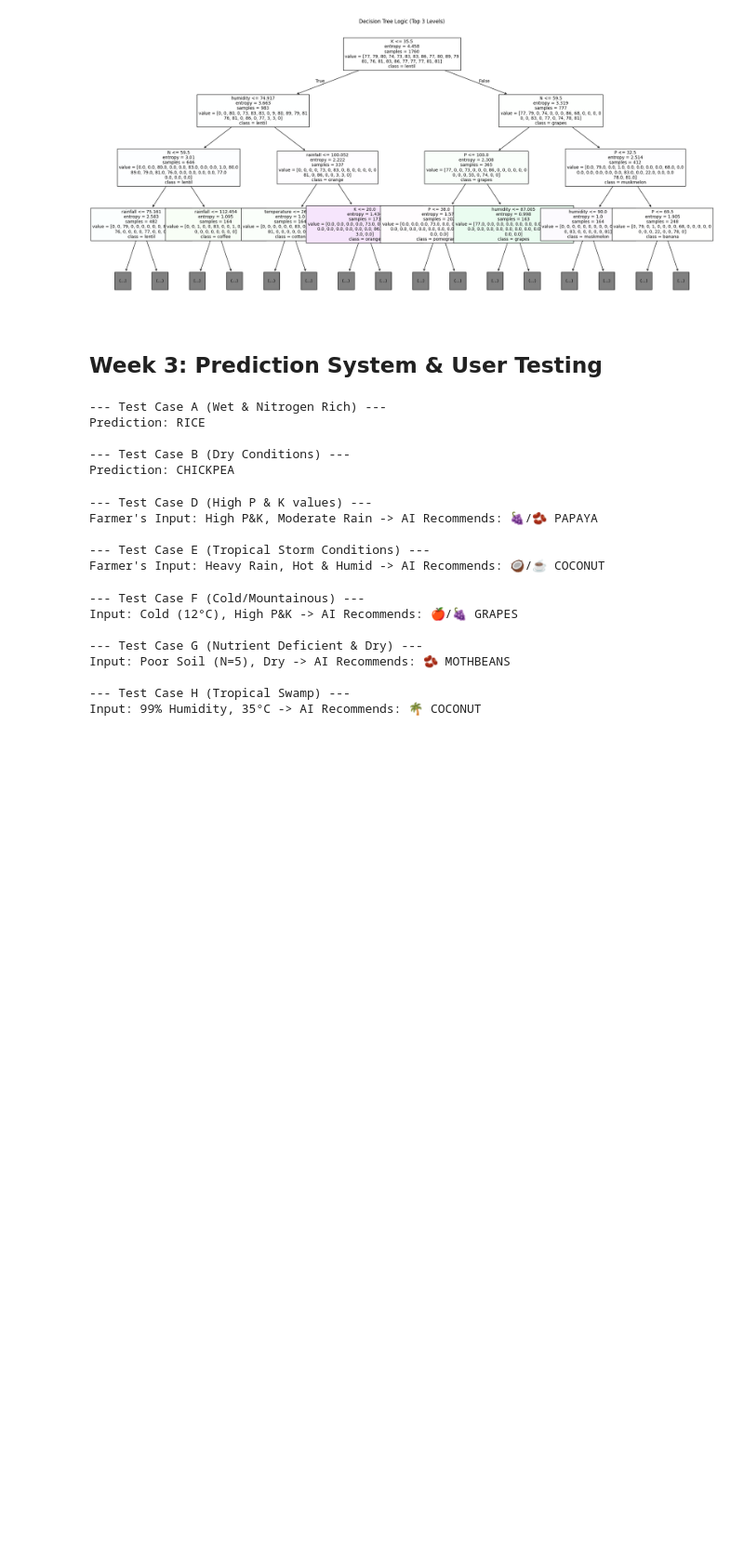
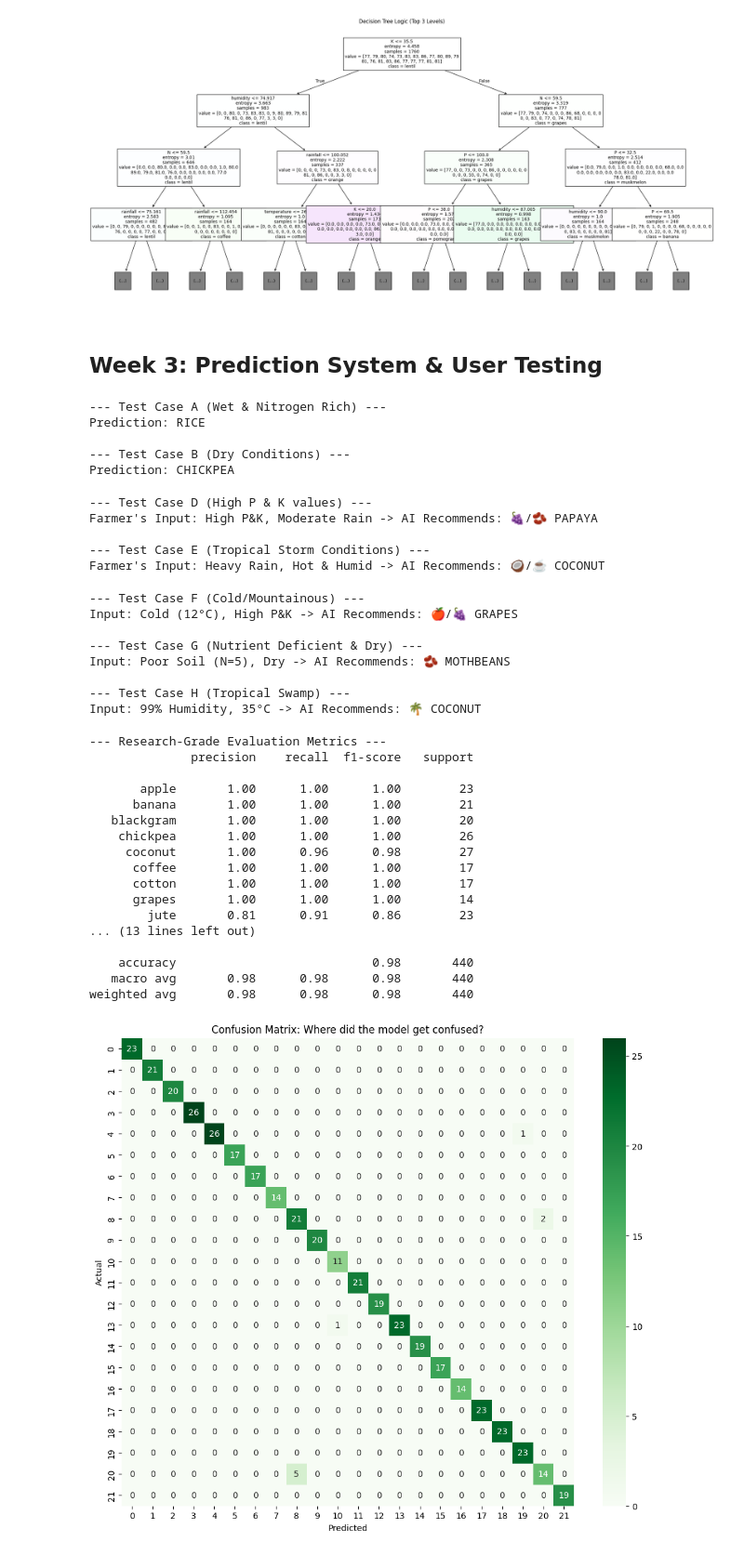
Before and after one commit to shahzaibkhanniazi-dot/Smart_Crop_Recommendation_System, a Jupyter notebook: Week1_Data_Preprocessing_ipynb_.ipynb, the cells around one changed output. Shown at 93% size. Cells and saved outputs as stored; diff of their text form; code cells hidden in the pictures; blank space fills up the shorter version.

```diff
--- a/Week1_Data_Preprocessing_ipynb_.ipynb
+++ b/Week1_Data_Preprocessing_ipynb_.ipynb
@@ -258,3 +258,41 @@ Input: Poor Soil (N=5), Dry -> AI Recommends: 🫘 MOTHBEANS
 
 --- Test Case H (Tropical Swamp) ---
 Input: 99% Humidity, 35°C -> AI Recommends: 🌴 COCONUT
+# %%
+from sklearn.metrics import classification_report, confusion_matrix
+import seaborn as sns
+import matplotlib.pyplot as plt
+
+# 1. Make predictions on the Test set
+y_pred = dt_model.predict(X_test)
+
+# 2. Print the Detailed Report (Precision, Recall, F1)
+print("--- Research-Grade Evaluation Metrics ---")
+print(classification_report(y_test, y_pred))
+
+# 3. Visual Confusion Matrix (To show where the model makes mistakes)
+plt.figure(figsize=(12, 10))
+sns.heatmap(confusion_matrix(y_test, y_pred), annot=True, fmt='d', cmap='Greens')
+plt.title("Confusion Matrix: Where did the model get confused?")
+plt.xlabel("Predicted")
+plt.ylabel("Actual")
+plt.show()
+# %% [output]
+--- Research-Grade Evaluation Metrics ---
+              precision    recall  f1-score   support
+
+       apple       1.00      1.00      1.00        23
+      banana       1.00      1.00      1.00        21
+   blackgram       1.00      1.00      1.00        20
+    chickpea       1.00      1.00      1.00        26
+     coconut       1.00      0.96      0.98        27
+      coffee       1.00      1.00      1.00        17
+      cotton       1.00      1.00      1.00        17
+      grapes       1.00      1.00      1.00        14
+        jute       0.81      0.91      0.86        23
+... (13 lines left out)
+
+    accuracy                           0.98       440
+   macro avg       0.98      0.98      0.98       440
+weighted avg       0.98      0.98      0.98       440
+[figure, added]
```
Also changed, not shown: parts of 1 cell of this notebook.
